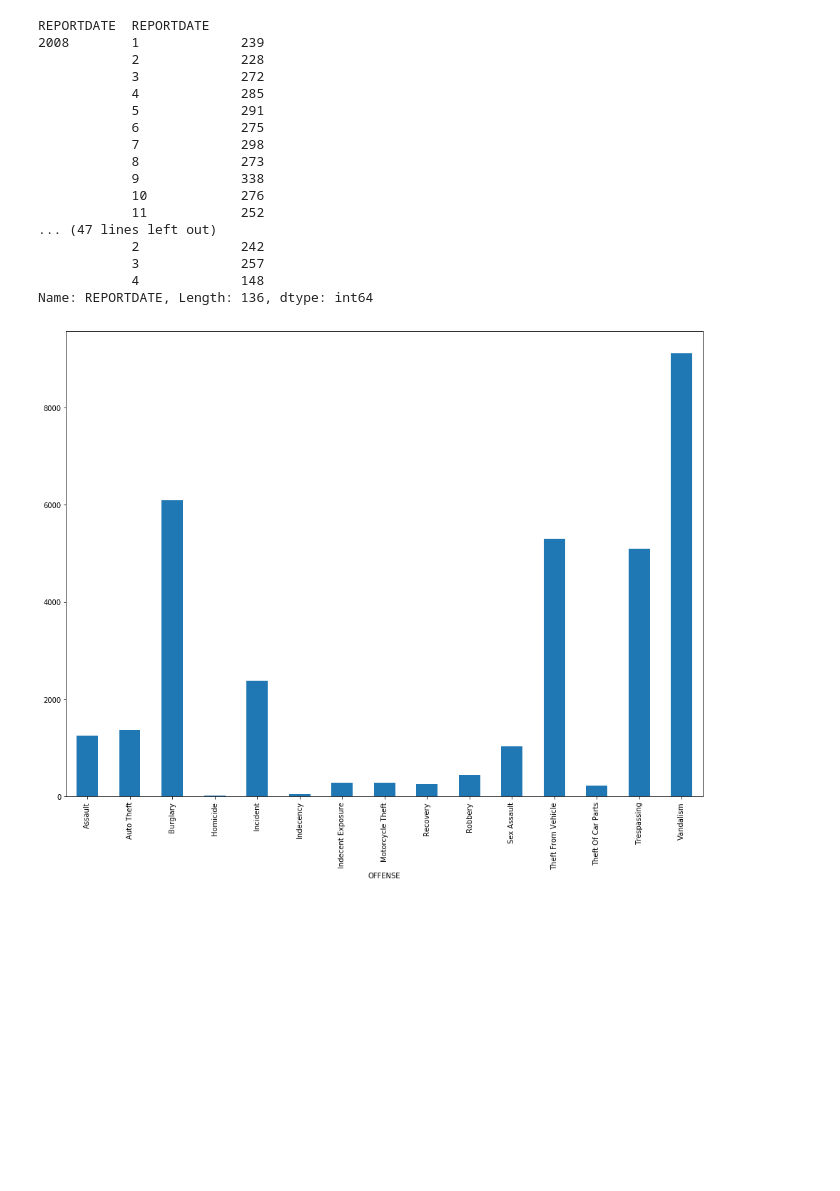
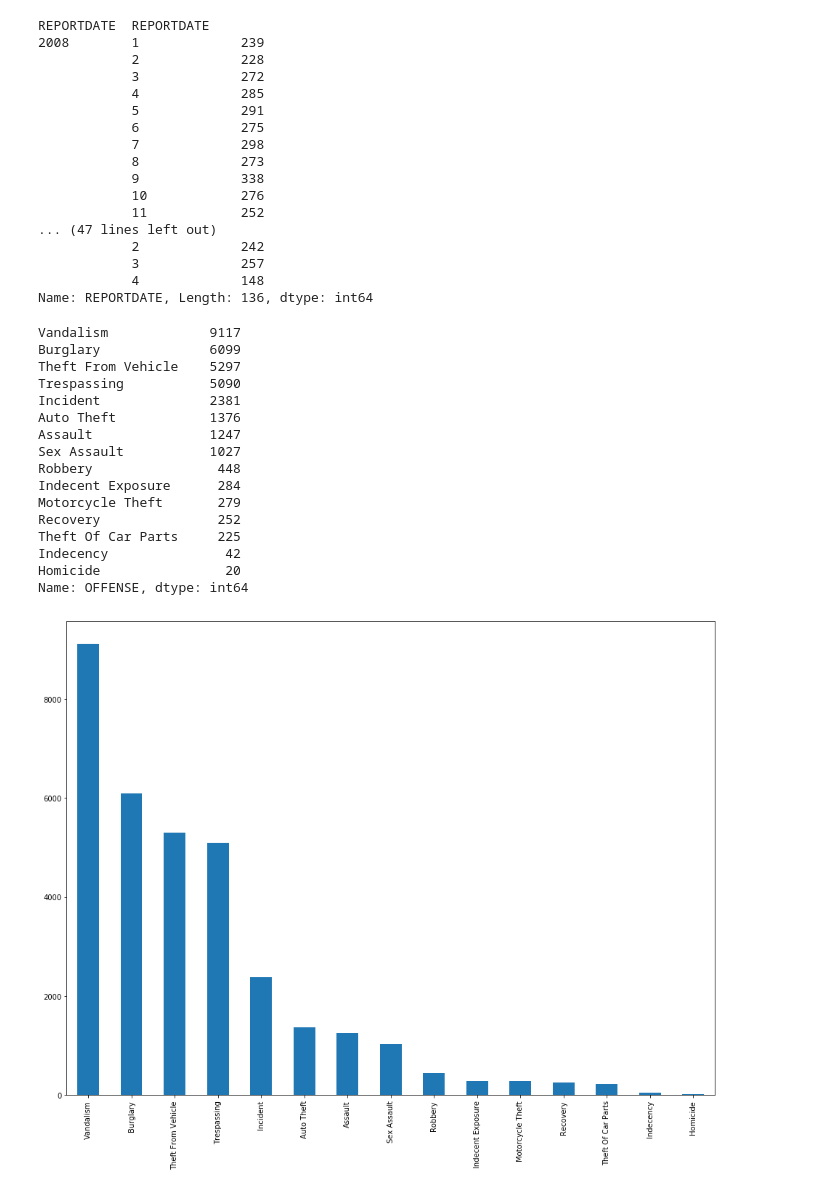
Before and after one commit to CodeForBoulder/Boulder_Open_Data_Portal_Introduction, a Jupyter notebook: 5_a_Sample_Notebook_with_starter_code_CrimeData.ipynb, the cells around one changed output. Drawn from its saved outputs; the diff is of its cells as text; code cells hidden in the pictures; blank space fills up the shorter version.

```diff
--- a/5_a_Sample_Notebook_with_starter_code_CrimeData.ipynb
+++ b/5_a_Sample_Notebook_with_starter_code_CrimeData.ipynb
@@ -152,8 +152,29 @@ REPORTDATE  REPORTDATE
             4             148
 Name: REPORTDATE, Length: 136, dtype: int64
 # %%
-# Look at the types of crimes committed.
-crime['REPORTDATE'].groupby(crime['OFFENSE']).count().plot(kind="bar")
-plt.show()
+# Look at numbers for types of crimes committed.
+offenses = crime.OFFENSE.value_counts()
+offenses
 # %% [output]
-[figure, removed]
+Vandalism             9117
+Burglary              6099
+Theft From Vehicle    5297
+Trespassing           5090
+Incident              2381
+Auto Theft            1376
+Assault               1247
+Sex Assault           1027
+Robbery                448
+Indecent Exposure      284
+Motorcycle Theft       279
+Recovery               252
+Theft Of Car Parts     225
+Indecency               42
+Homicide                20
+Name: OFFENSE, dtype: int64
+# %%
+# Now to visualize the numbers
+crime.OFFENSE.value_counts().plot(kind = 'bar')
+plt.show()
+# %% [output]
+[figure, added]
```
Also changed, not shown: parts of 4 cells of this notebook.
